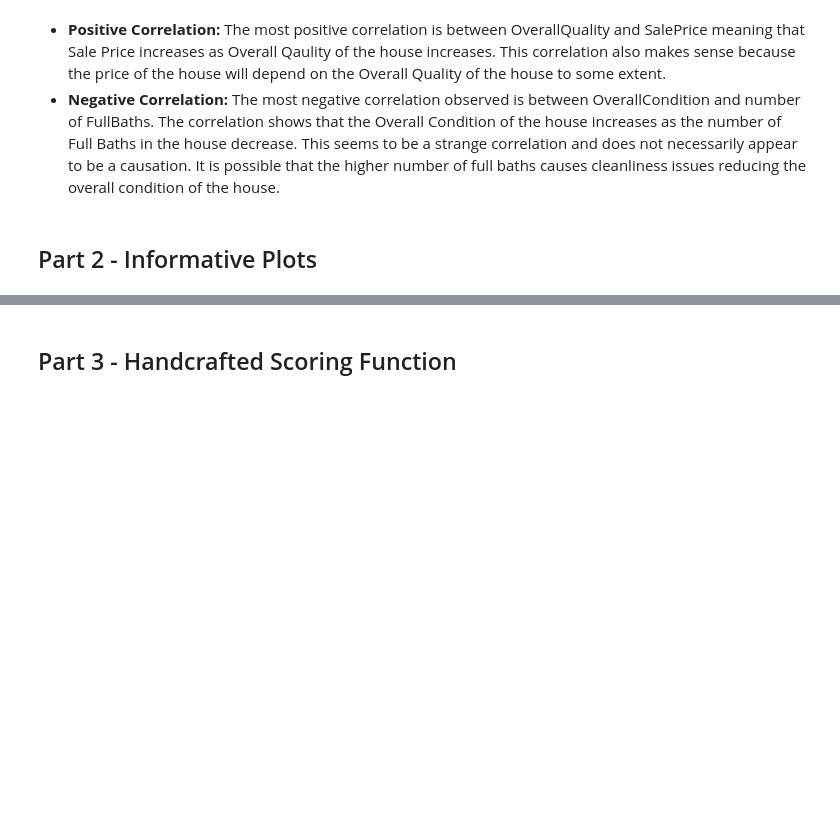
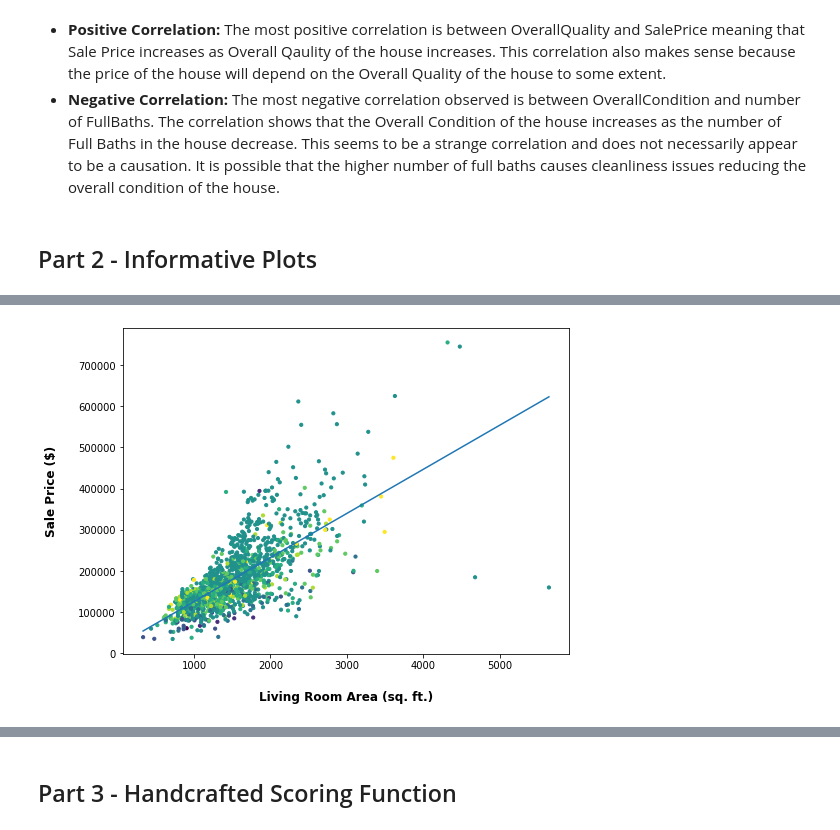
Before and after one commit to rmodi6/house-prices-advanced-regression, a Jupyter notebook: cse519_hw3_modi_ruchit_112685342.ipynb, the cells around one changed output, grey strips where cells are left out. Cells and saved outputs as stored; diff of their text form; code cells hidden in the pictures; blank space fills up the shorter version.

```diff
--- a/cse519_hw3_modi_ruchit_112685342.ipynb
+++ b/cse519_hw3_modi_ruchit_112685342.ipynb
@@ -53,0 +54,10 @@ What interesting properties does Plot 5 reveal?
+# %%
+# Plot the Sale Price with Living room area
+fig, ax = plt.subplots(figsize=(8, 6))
+plt.scatter(df['GrLivArea'], df['SalePrice'], s=10, c=df['OverallCond'])
+# Plot a straight line fitting the data points minimizing the squared error
+plt.plot(np.unique(df['GrLivArea']), np.poly1d(np.polyfit(df['GrLivArea'], df['SalePrice'], 1))(np.unique(df['GrLivArea'])))
+ax.set_xlabel('Living Room Area (sq. ft.)', labelpad=20, weight='bold', size=12)
+ylabel = ax.set_ylabel('Sale Price ($)', labelpad=20, weight='bold', size=12)
+# %% [output]
+[figure, added]
```
Also changed, not shown: parts of 21 cells of this notebook, 1 other file.
